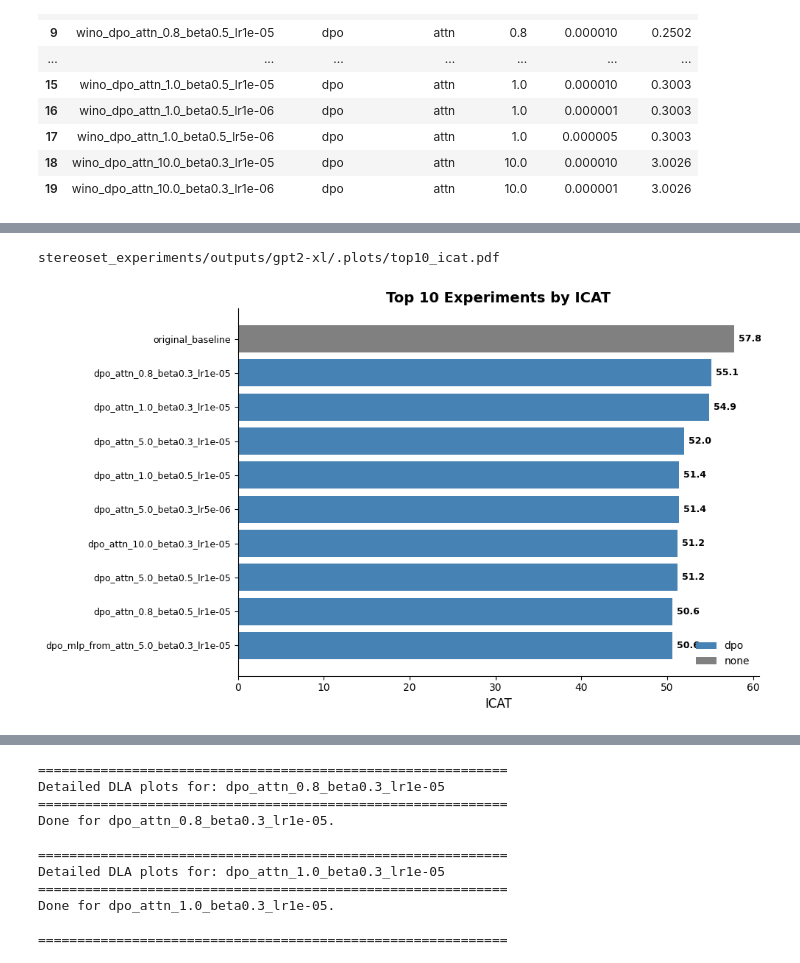
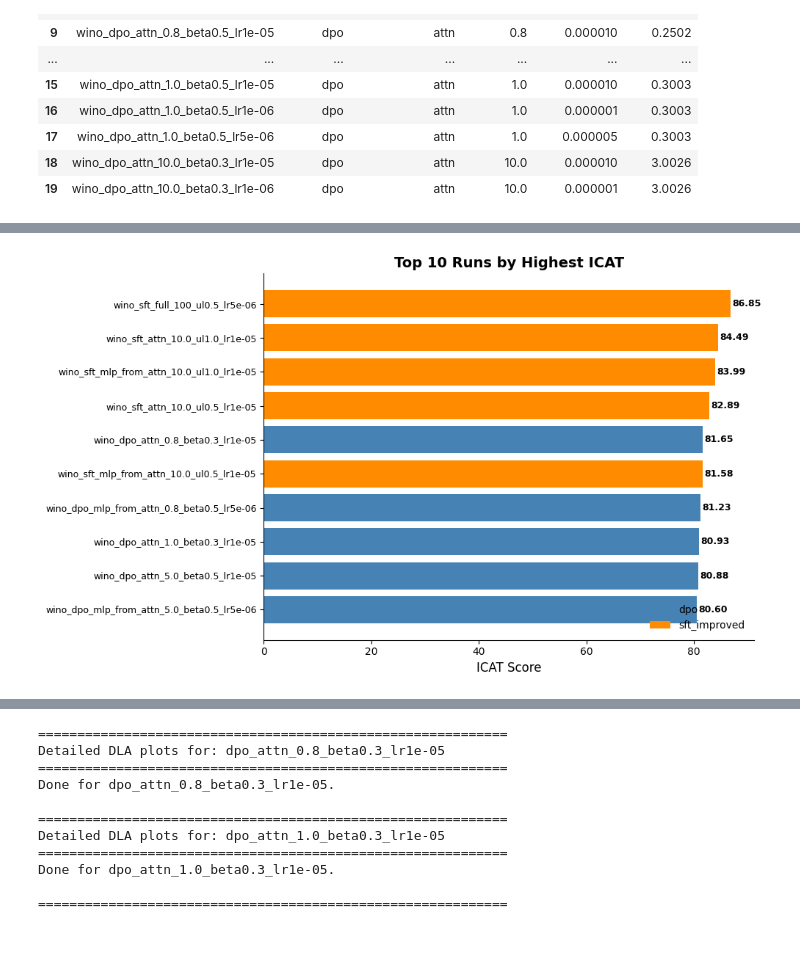
Before and after one commit to MartaSamoilenko/bias-mitigation-interpretability, a Jupyter notebook: experiments/winogender/fine_tuned_analysis.ipynb, the cells around one changed output, grey strips where cells are left out. Drawn from its saved outputs; the diff is of its cells as text; code cells hidden in the pictures.

```diff
--- a/experiments/winogender/fine_tuned_analysis.ipynb
+++ b/experiments/winogender/fine_tuned_analysis.ipynb
@@ -225,8 +220,9 @@ baseline_prob = s3_utils.read_csv("outputs/gpt2-xl/winogender/baseline/test/pron
 baseline_impact = s3_utils.read_csv("outputs/gpt2-xl/winogender/baseline/test/accumulated_impact.csv")
 
 baseline_metrics, baseline_bias_df = compute_run_metrics(baseline_prob, meta_df)
-print(f"Baseline metrics -- occ_stereo_match: {baseline_metrics['occ_stereo_match_%']:.2f}%, "
-      f"mean_diff_stereo: {baseline_metrics['mean_diff_stereo']:.4f}")
+print(f"Baseline metrics -- SS: {baseline_metrics['SS']:.2f}%, "
+      f"BLS_r: {baseline_metrics['BLS_r']:.4f}, BLS_score: {baseline_metrics['BLS_score']:.2f}, "
+      f"ICAT: {baseline_metrics['ICAT']:.2f}")
 
 loaded_runs = {}
 metric_rows = []
@@ -274,7 +270,7 @@ for i, row in runs_metadata_df.iterrows():
     loaded_runs[rid] = {"prob": prob_df, "impact": impact_df, "bias_df": run_bias_df}
 
 metrics_df = pd.DataFrame(metric_rows)
-metrics_df["abs_diff_stereo"] = np.abs(metrics_df["mean_diff_stereo"])
+metrics_df["SS_deviation"] = np.abs(metrics_df["SS"] - 50)
 print(f"\nLoaded test results for {len(metrics_df) - 1} fine-tuned runs + 1 baseline = {len(metrics_df)} total.")
 # %% [output]
 Loading test metadata ...
@@ -396,28 +391,27 @@ stereoset_experiments/outputs/gpt2-xl/.plots/icat_heatmap_hyperparams.pdf
 # %%
-top_diff = metrics_df.nsmallest(10, "abs_diff_stereo").reset_index(drop=True)
+top_icat = metrics_df.nlargest(10, "ICAT").reset_index(drop=True)
 
 color_map = {"dpo": "steelblue", "sft_improved": "darkorange", "none": "gray"}
-colors = [color_map.get(lt, "gray") for lt in top_diff["loss_type"]]
+colors = [color_map.get(lt, "gray") for lt in top_icat["loss_type"]]
 
 fig, ax = plt.subplots(figsize=(10, 6))
-bars = ax.barh(range(len(top_diff)), top_diff["abs_diff_stereo"], color=colors)
-ax.set_yticks(range(len(top_diff)))
-ax.set_yticklabels(top_diff["run_id"], fontsize=9)
+bars = ax.barh(range(len(top_icat)), top_icat["ICAT"], color=colors)
+ax.set_yticks(range(len(top_icat)))
+ax.set_yticklabels(top_icat["run_id"], fontsize=9)
 ax.invert_yaxis()
-ax.set_xlabel("|Mean Differential Stereotype|", fontsize=12)
-ax.set_title("Top 10 Runs by Lowest |Differential Stereotype|", fontweight="bold", fontsize=14)
+ax.set_xlabel("ICAT Score", fontsize=12)
+ax.set_title("Top 10 Runs by Highest ICAT", fontweight="bold", fontsize=14)
 
-for i, val in enumerate(top_diff["abs_diff_stereo"]):
-    ax.text(val + 0.0005, i, f"{val:.4f}", va="center", fontsize=9, fontweight="bold")
+for i, val in enumerate(top_icat["ICAT"]):
+    ax.text(val + 0.3, i, f"{val:.2f}", va="center", fontsize=9, fontweight="bold")
 
-legend_elements = [Patch(facecolor=c, label=l) for l, c in color_map.items() if l in top_diff["loss_type"].values]
+legend_elements = [Patch(facecolor=c, label=l) for l, c in color_map.items() if l in top_icat["loss_type"].values]
 ax.legend(handles=legend_elements, frameon=False, loc="lower right")
 
 sns.despine()
 plt.tight_layout()
-s3_utils.save_plot(fig, "outputs/gpt2-xl/winogender/plots/ft_top10_diff_stereo.pdf")
+s3_utils.save_plot(fig, "outputs/gpt2-xl/winogender/plots/ft_top10_icat.pdf")
 plt.show()
 # %% [output]
-stereoset_experiments/outputs/gpt2-xl/.plots/top10_icat.pdf
-[figure, old version]
+[figure, new version]
 # %%
```
Also changed, not shown: parts of 9 cells of this notebook.
